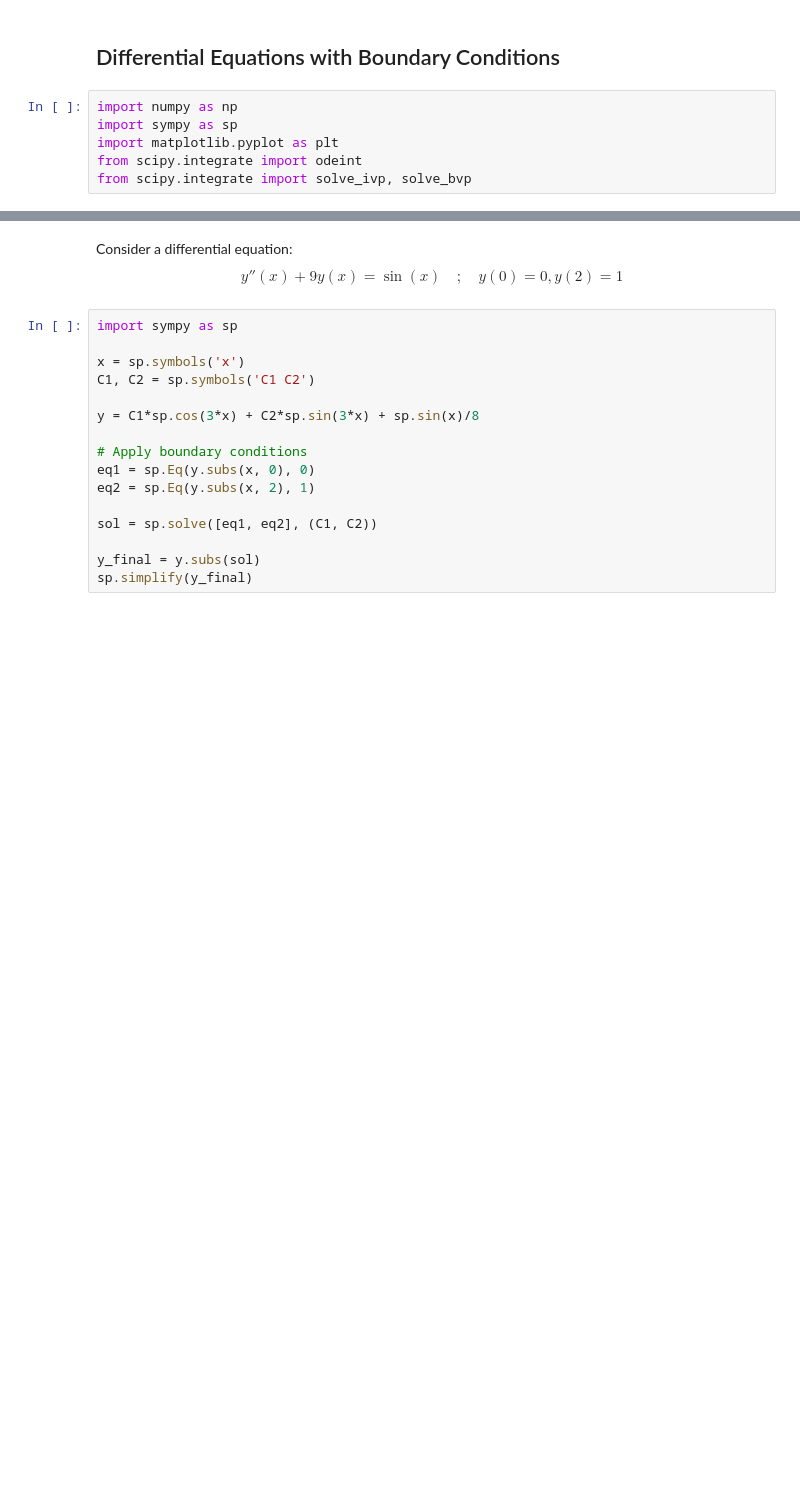
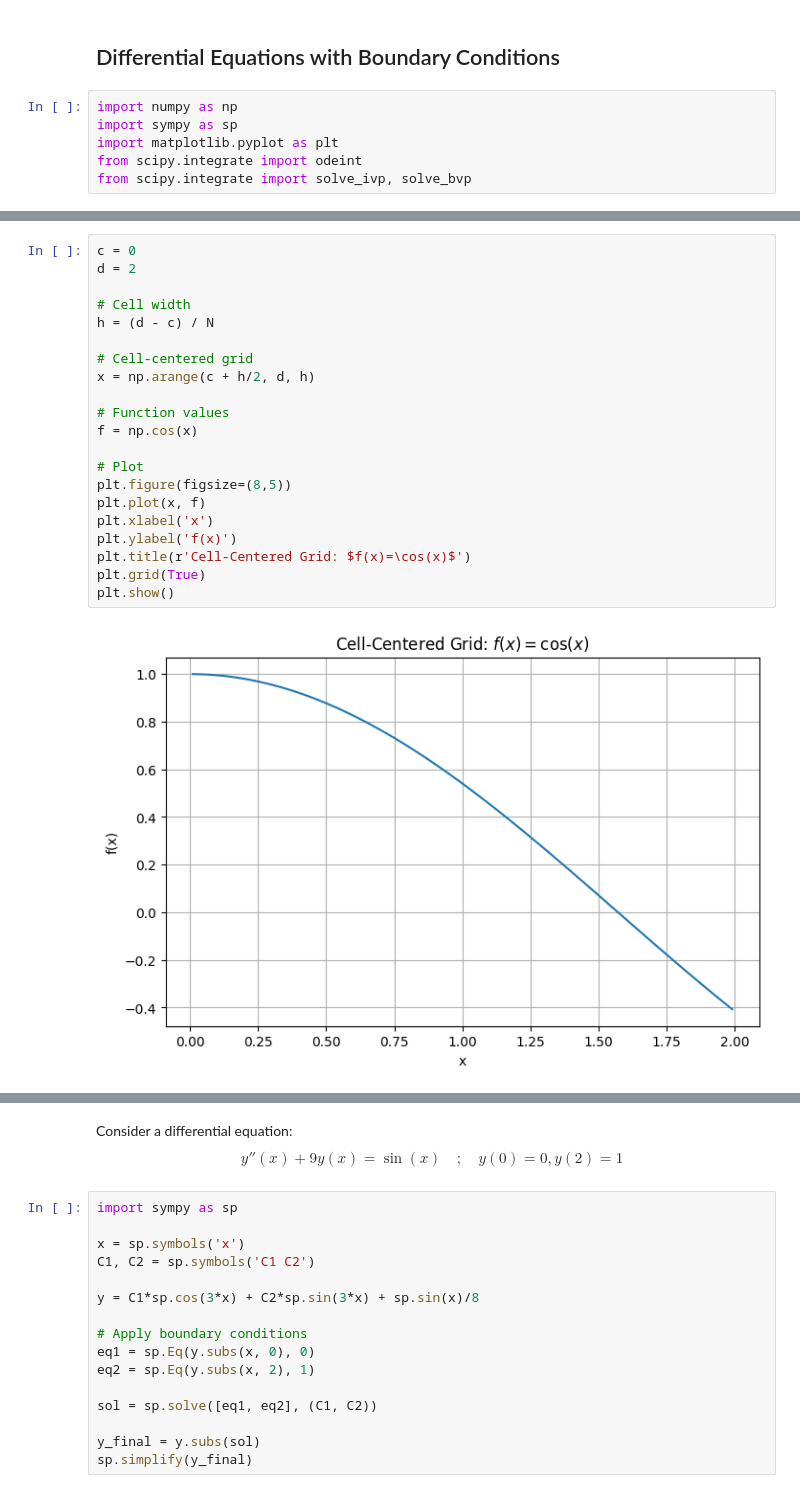
Before and after one commit to mukedon/python_and_projects, a Jupyter notebook: differential_equations/diff_eqs_bound.ipynb, the cells around one changed output, grey strips where cells are left out. Saved outputs shown, nothing was run; the diff lists cells and outputs as text; blank space fills up the shorter version.

```diff
--- a/differential_equations/diff_eqs_bound.ipynb
+++ b/differential_equations/diff_eqs_bound.ipynb
@@ -8,0 +35,23 @@ from scipy.integrate import solve_ivp, solve_bvp
+# %%
+c = 0
+d = 2
+
+# Cell width
+h = (d - c) / N
+
+# Cell-centered grid
+x = np.arange(c + h/2, d, h)
+
+# Function values
+f = np.cos(x)
+
+# Plot
+plt.figure(figsize=(8,5))
+plt.plot(x, f)
+plt.xlabel('x')
+plt.ylabel('f(x)')
+plt.title(r'Cell-Centered Grid: $f(x)=\cos(x)$')
+plt.grid(True)
+plt.show()
+# %% [output]
+[figure, added]
```
Also changed, not shown: parts of 4 cells of this notebook, 2 other files.
